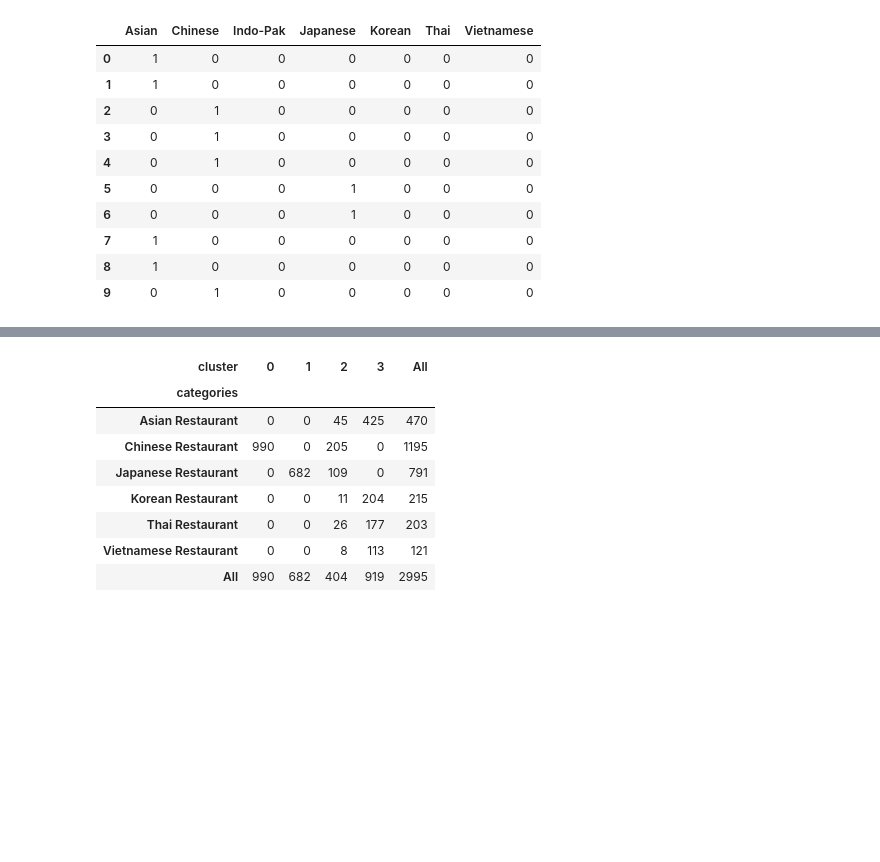
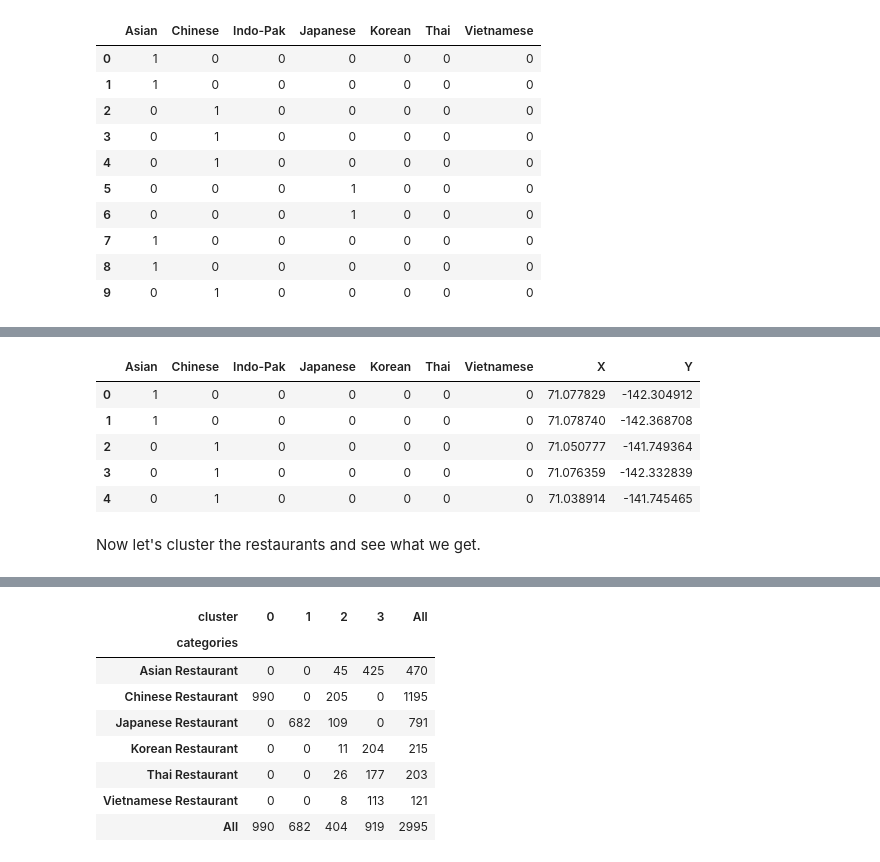
Before and after one commit to JamesDCage/Final-Week-0, a Jupyter notebook: Data Science Capstone - Sales Territories.ipynb, the cells around one changed output, grey strips where cells are left out. Saved outputs shown, nothing was run; the diff lists cells and outputs as text; code cells hidden in the pictures; blank space fills up the shorter version.

```diff
--- a/Data Science Capstone - Sales Territories.ipynb
+++ b/Data Science Capstone - Sales Territories.ipynb
@@ -765,4 +743,0 @@ array([3, 3, 0, 0, 0, 1, 1, 2, 2, 2, 2, 1, 1, 1, 1, 2, 2, 2, 2, 2],
-# %%
-georgia_clustering['cluster']=kmeans.labels_
-georgia_clustering.head()
-df_georgia['cluster']=kmeans.labels_
@@ -804,0 +758,29 @@ pd.crosstab(df_georgia.categories, df_georgia.cluster, #colnames = [0, 1, 2, 3,
+# %%
+# Scale and convert latitude and longitude to consistent X and Y coordinates.
+
+# The following constants are defined at the top of this project
+# MILES_PER_LAT = 69.0   # A degree of latitude is 69 miles.
+# MILES_PER_LNG = 50.5 # A degree of longitude is 50.5 miles on the average in Georgia
+
+miles_per_xy =  30 # Additional distance a sales person will drive to visit customer in preferred cuisine
+
+# Create dataframe for clustering Use "try" statement in case I've done this before
+try:
+    georgia_clustering = df_georgia.drop(['name','categories','state','lat','lng','cluster', 'color'], 1)
+except:
+    georgia_clustering = df_georgia.drop(['name','categories','state','lat','lng'], 1)
+
+# Scale up/down latitude & longitude to adjust relative importance of driving time.
+georgia_clustering['X'] = df_georgia['lat'] * MILES_PER_LAT / miles_per_xy
+georgia_clustering['Y'] = df_georgia['lng'] * MILES_PER_LNG / miles_per_xy
+
+georgia_clustering.head()
+# %% [output]
+|  | Asian | Chinese | Indo-Pak | Japanese | Korean | Thai | Vietnamese | X | Y |
+| 0 | 1 | 0 | 0 | 0 | 0 | 0 | 0 | 71.077829 | -142.304912 |
+| 1 | 1 | 0 | 0 | 0 | 0 | 0 | 0 | 71.078740 | -142.368708 |
+| 2 | 0 | 1 | 0 | 0 | 0 | 0 | 0 | 71.050777 | -141.749364 |
+| 3 | 0 | 1 | 0 | 0 | 0 | 0 | 0 | 71.076359 | -142.332839 |
+| 4 | 0 | 1 | 0 | 0 | 0 | 0 | 0 | 71.038914 | -141.745465 |
+# %% [markdown]
+Now let's cluster the restaurants and see what we get.
```
Also changed, not shown: parts of 28 cells of this notebook.
